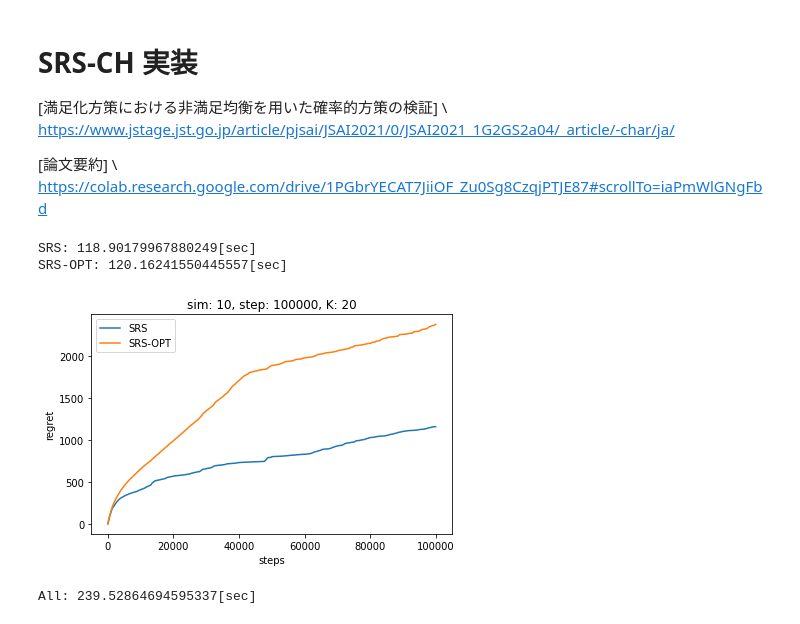
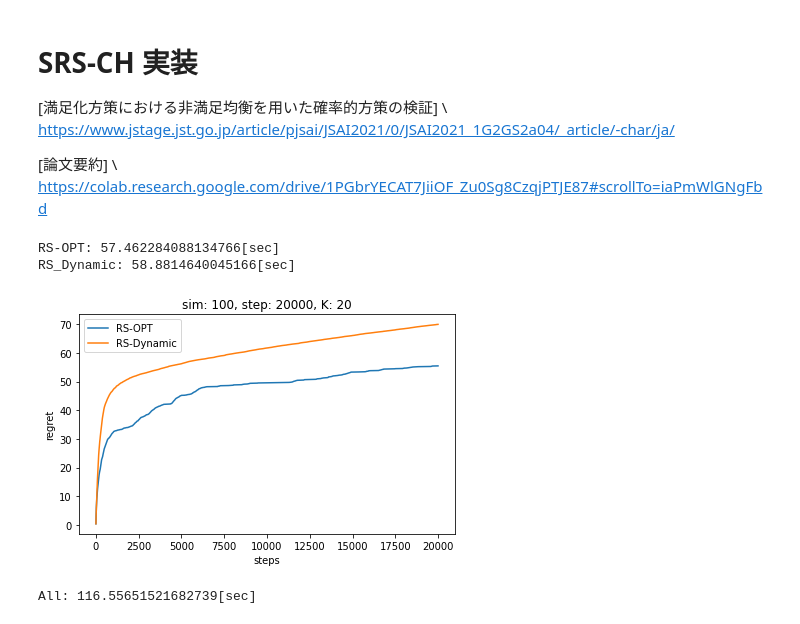
Before and after one commit to astrfo/SRS-CH, a Jupyter notebook: SRS.ipynb, the cells around one changed output. Cells and saved outputs as stored; diff of their text form; code cells hidden in the pictures.

Commit message:
add RS-Dynamic

```diff
--- a/SRS.ipynb
+++ b/SRS.ipynb
@@ -62,0 +94,31 @@ class TS(object):
+# %%
+class RS_OPT(object):
+    """
+    RS-OPT
+    """
+
+    def __init__(self, K):
+        self._K = K
+        self._alpha = None
+        self._V = None
+        self._n = None
+        self._N = None
+        self.aleph = None
+        self._RS = None
+
+    def initialize(self):
+        self._V = np.array([0.5] * self._K)
+        self._n = np.array([1e-8] * self._K)
+        self._N = np.sum(self._n)
+        self._RS = (self._n / (self._N)) * (self._V - self.aleph)
+
+    def select_arm(self):
+        arm = np.random.choice(np.where(self._RS == self._RS.max())[0])
+        return arm
+
+    def update(self, arm, reward):
+        self._alpha = 1 / (1 + self._n[arm])
+        self._V[arm] = (1 - self._alpha) * self._V[arm] + (reward * self._alpha)
+        self._n[arm] += 1
+        self._N += 1
+        self._RS = (self._n / (self._N)) * (self._V - self.aleph)
@@ -284,8 +327,10 @@ class Simulator(object):
     def __init__(self, trial, step, K):
         # self._policy = {TS(K): 'TS', RS(K): 'RS', RS_OPT(K): 'RS-OPT', SRS(K): 'SRS', SRS_OPT(K): 'SRS-OPT'}
         # self._policy_plot_name = ['Thompson Sampling', 'RS($ℵ=p_1$)', 'RS-OPT', 'SRS($ℵ=p_1$)', 'SRS-OPT']
-        self._policy = {SRS(K): 'SRS', SRS_OPT(K): 'SRS-OPT'}
-        self._policy_plot_name = ['SRS', 'SRS-OPT']
+        # self._policy = {SRS(K): 'SRS'}
+        # self._policy_plot_name = ['SRS($ℵ=p_1$)']
+        self._policy = {RS_OPT(K): 'RS-OPT', RS_Dyn(K): 'RS_Dynamic'}
+        self._policy_plot_name = ['RS-OPT', 'RS-Dynamic']
         self._trial = trial
         self._step = step
         self._K = K
@@ -327,21 +372,21 @@ class Simulator(object):
         self.ax.set_title(f'sim: {self._trial}, step: {self._step}, K: {self._K}')
         self.ax.set_xlabel("steps")
         self.ax.set_ylabel("regret")
-        self.ax.legend(labels=self._policy_plot_name)
+        self.ax.legend(labels=self._policy_plot_name, loc="upper left")
 # %%
 def main():
-    trial = 10
-    step = 100000
+    trial = 100
+    step = 20000
     K = 20
     sim = Simulator(trial, step, K)
     sim.run()
 
 start = time.time()
 main()
 end = time.time()
 print(f'All: {end - start}[sec]')
 # %% [output]
-SRS: 118.90179967880249[sec]
-SRS-OPT: 120.16241550445557[sec]
+RS-OPT: 57.462284088134766[sec]
+RS_Dynamic: 58.8814640045166[sec]
-[figure, old version]
+[figure, new version]
-All: 239.52864694595337[sec]
+All: 116.55651521682739[sec]
```
Also changed, not shown: parts of 8 cells of this notebook.
